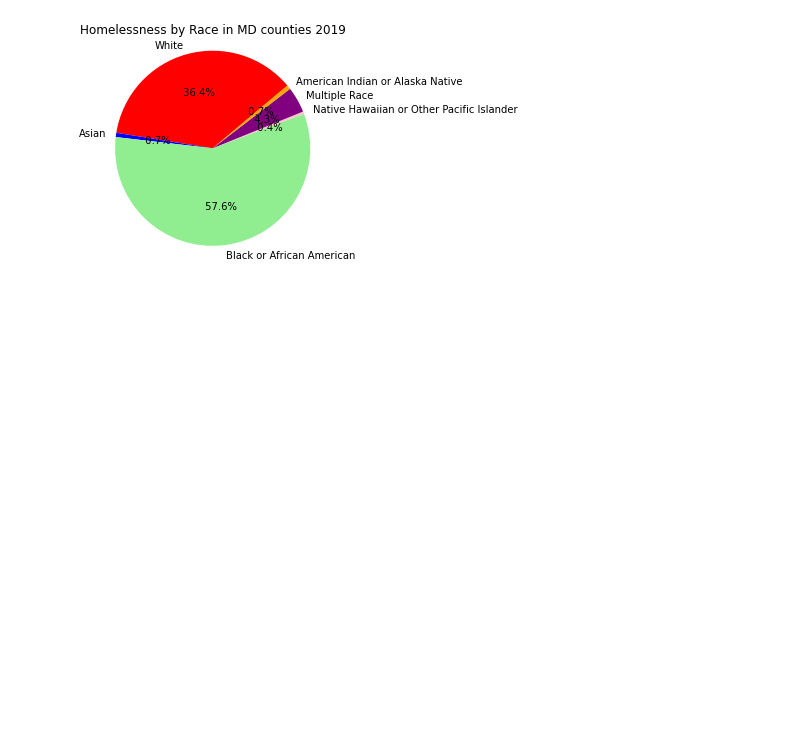
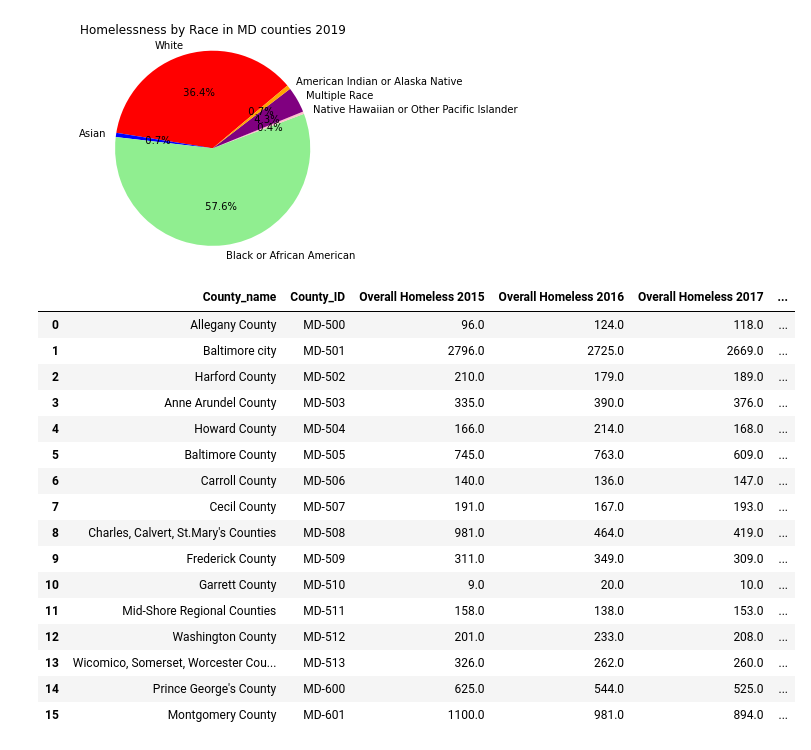
Before and after one commit to arieldunn/HomelessinMaryland, a Jupyter notebook: HomelessProjectMD.ipynb, the cells around one changed output. Cells and saved outputs as stored; diff of their text form; code cells hidden in the pictures; blank space fills up the shorter version.

```diff
--- a/HomelessProjectMD.ipynb
+++ b/HomelessProjectMD.ipynb
@@ -129,3 +129,28 @@ plt.show()
 # %% [output]
 <Figure size 1080x216 with 0 Axes>
 [figure]
+# %%
+# Create DataFrame using Overall Homeless by year with counties
+overall_homeless_year = pd.DataFrame(homeless_data_complete, columns=["County_name", "County_ID", "Overall Homeless 2015",
+                                                                      "Overall Homeless 2016", "Overall Homeless 2017",
+                                                                      "Overall Homeless 2018", "Overall Homeless 2019"])
+
+overall_homeless_year
+# %% [output]
+|  | County_name | County_ID | Overall Homeless 2015 | Overall Homeless 2016 | Overall Homeless 2017 | ... |
+| 0 | Allegany County | MD-500 | 96.0 | 124.0 | 118.0 | ... |
+| 1 | Baltimore city | MD-501 | 2796.0 | 2725.0 | 2669.0 | ... |
+| 2 | Harford County | MD-502 | 210.0 | 179.0 | 189.0 | ... |
+| 3 | Anne Arundel County | MD-503 | 335.0 | 390.0 | 376.0 | ... |
+| 4 | Howard County | MD-504 | 166.0 | 214.0 | 168.0 | ... |
+| 5 | Baltimore County | MD-505 | 745.0 | 763.0 | 609.0 | ... |
+| 6 | Carroll County | MD-506 | 140.0 | 136.0 | 147.0 | ... |
+| 7 | Cecil County | MD-507 | 191.0 | 167.0 | 193.0 | ... |
+| 8 | Charles, Calvert, St.Mary's Counties | MD-508 | 981.0 | 464.0 | 419.0 | ... |
+| 9 | Frederick County | MD-509 | 311.0 | 349.0 | 309.0 | ... |
+| 10 | Garrett County | MD-510 | 9.0 | 20.0 | 10.0 | ... |
+| 11 | Mid-Shore Regional Counties | MD-511 | 158.0 | 138.0 | 153.0 | ... |
+| 12 | Washington County | MD-512 | 201.0 | 233.0 | 208.0 | ... |
+| 13 | Wicomico, Somerset, Worcester Cou... | MD-513 | 326.0 | 262.0 | 260.0 | ... |
+| 14 | Prince George's County | MD-600 | 625.0 | 544.0 | 525.0 | ... |
+| 15 | Montgomery County | MD-601 | 1100.0 | 981.0 | 894.0 | ... |
```
Also changed, not shown: parts of 5 cells of this notebook.
